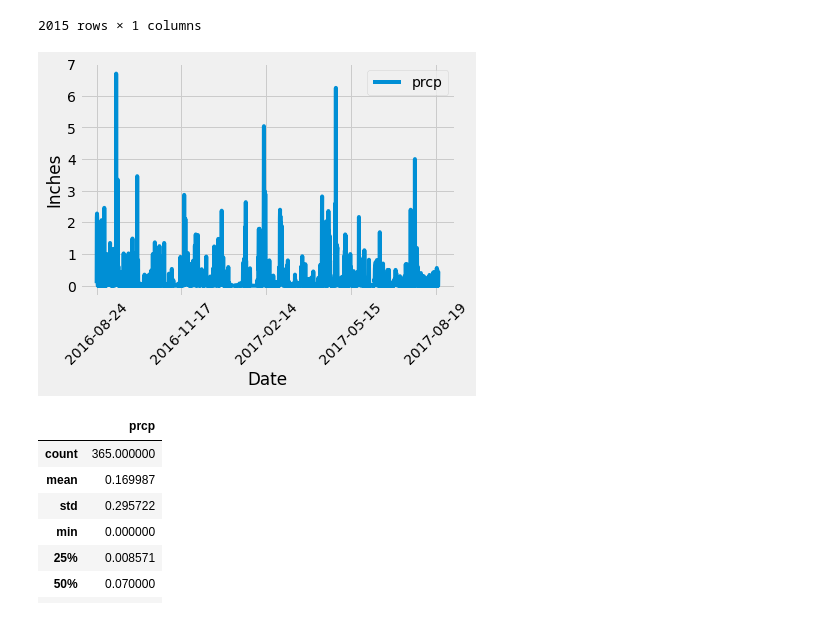
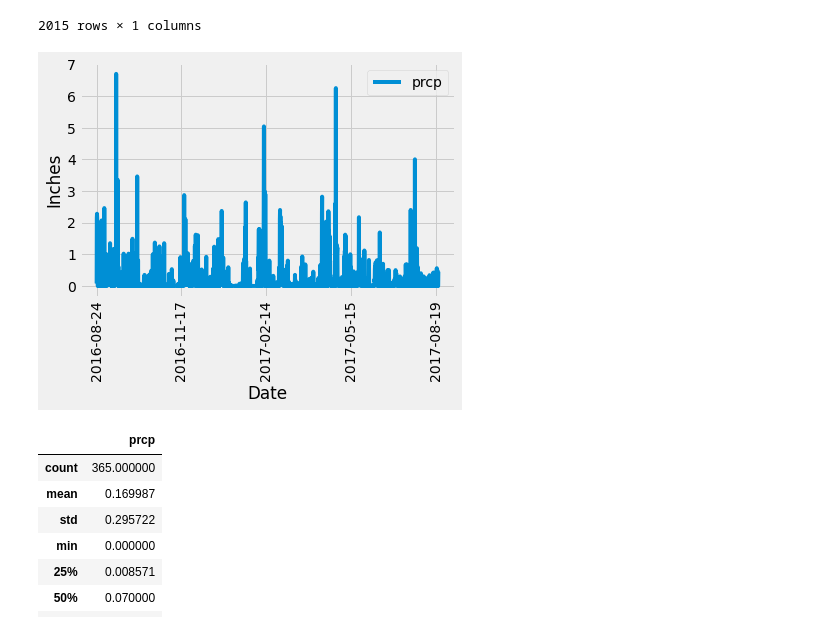
Before and after one commit to trvossler-max/sqlalchemy-challenge, a Jupyter notebook: climate_starter.ipynb, the cells around one changed output. Saved outputs shown, nothing was run; the diff lists cells and outputs as text; code cells hidden in the pictures.

```diff
--- a/climate_starter.ipynb
+++ b/climate_starter.ipynb
@@ -90,15 +89,15 @@ prcp_df
 2015 rows × 1 columns
 # %%
 #Plot the data using Pandas Matplotlib
-prcp_df.plot(rot = 45)
+prcp_df.plot(rot = 90)
 plt.xlabel("Date")
 plt.ylabel("Inches")
 
 plt.savefig("12 mnth prcp.png")
 
 plt.show()
 # %% [output]
-[figure, old version]
+[figure, new version]
 # %%
 # Use Pandas to calcualte the summary statistics for the precipitation data
 prcp_df.describe()
```
Also changed, not shown: parts of 1 cell of this notebook, 2 other files.
